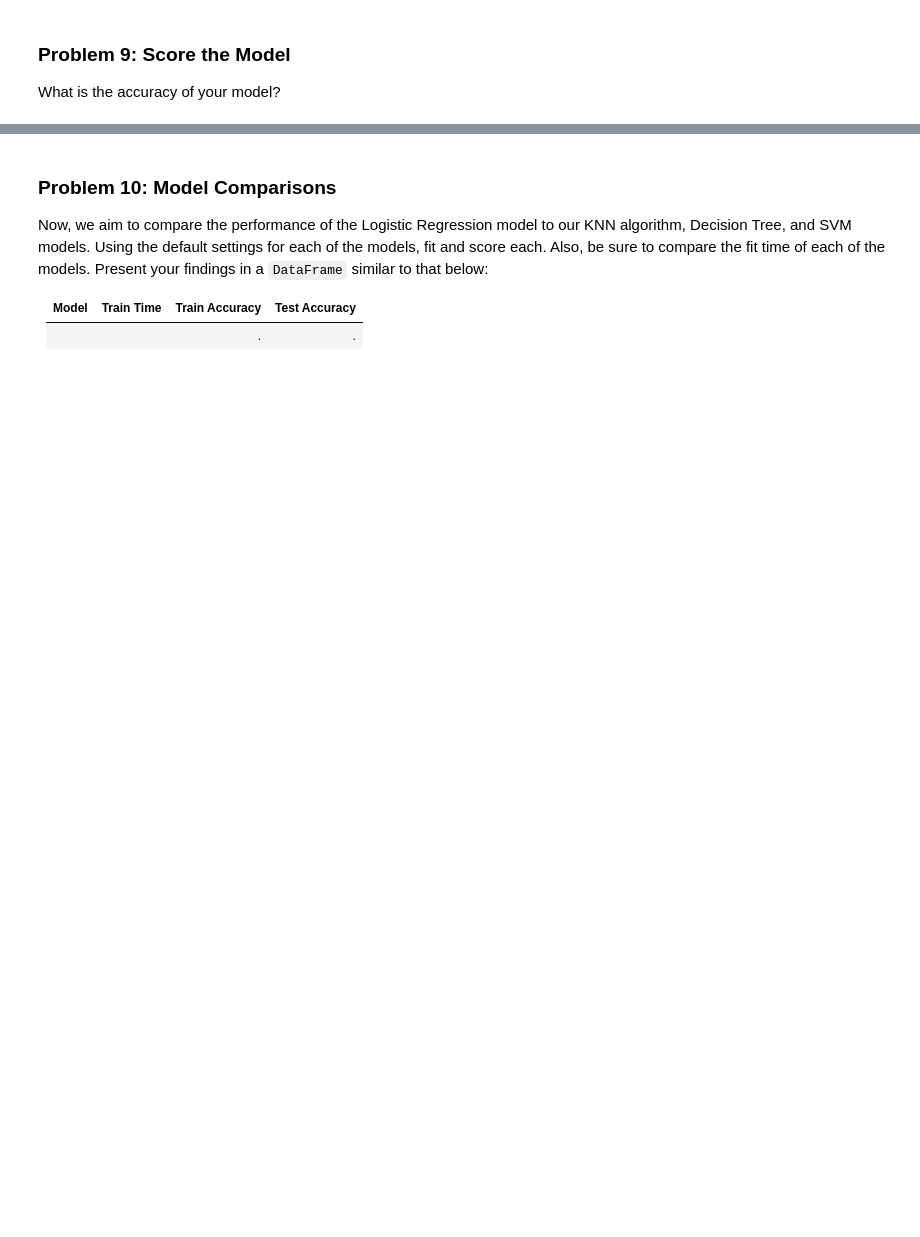
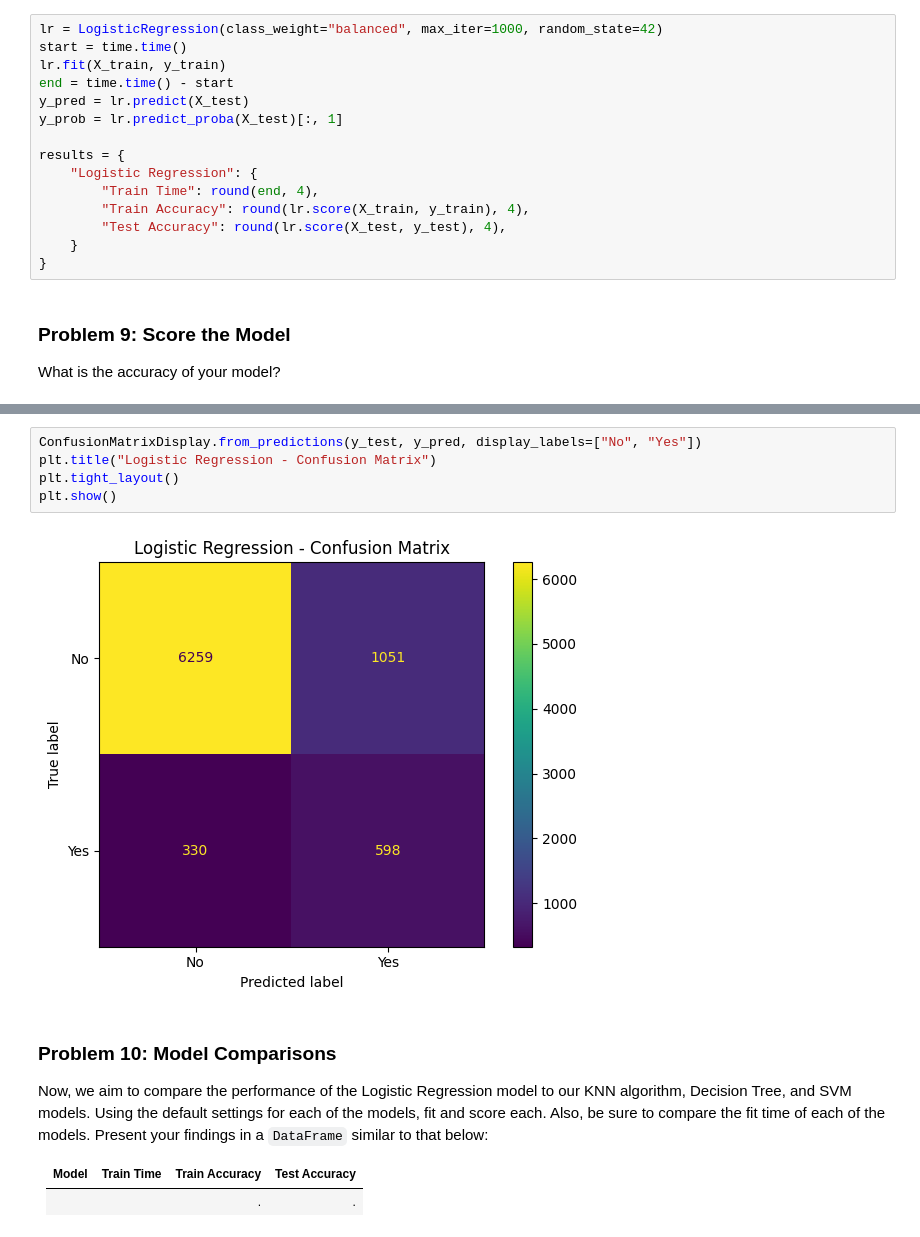
Before and after one commit to thechiangsta/UCB-Module-17-Assignment, a Jupyter notebook: classification_comparisons.ipynb, the cells around one changed output, grey strips where cells are left out. Drawn from its saved outputs; the diff is of its cells as text; blank space fills up the shorter version.

Commit message:
Added results object to store model training results. Added modeling for KNN, DT, and SVM.

```diff
--- a/classification_comparisons.ipynb
+++ b/classification_comparisons.ipynb
@@ -295,3 +283,18 @@ models = {
+# %%
+lr = LogisticRegression(class_weight="balanced", max_iter=1000, random_state=42)
+start = time.time()
+lr.fit(X_train, y_train)
+end = time.time() - start
+y_pred = lr.predict(X_test)
+y_prob = lr.predict_proba(X_test)[:, 1]
+
+results = {
+    "Logistic Regression": {
+        "Train Time": round(end, 4),
+        "Train Accuracy": round(lr.score(X_train, y_train), 4),
+        "Test Accuracy": round(lr.score(X_test, y_test), 4),
+    }
+}
 # %% [markdown]
 ### Problem 9: Score the Model
 
@@ -299,3 +316,10 @@ What is the accuracy of your model?
+# %%
+ConfusionMatrixDisplay.from_predictions(y_test, y_pred, display_labels=["No", "Yes"])
+plt.title("Logistic Regression - Confusion Matrix")
+plt.tight_layout()
+plt.show()
+# %% [output]
+[figure, added]
 # %% [markdown]
 ### Problem 10: Model Comparisons
 
```
Also changed, not shown: parts of 7 cells of this notebook.
